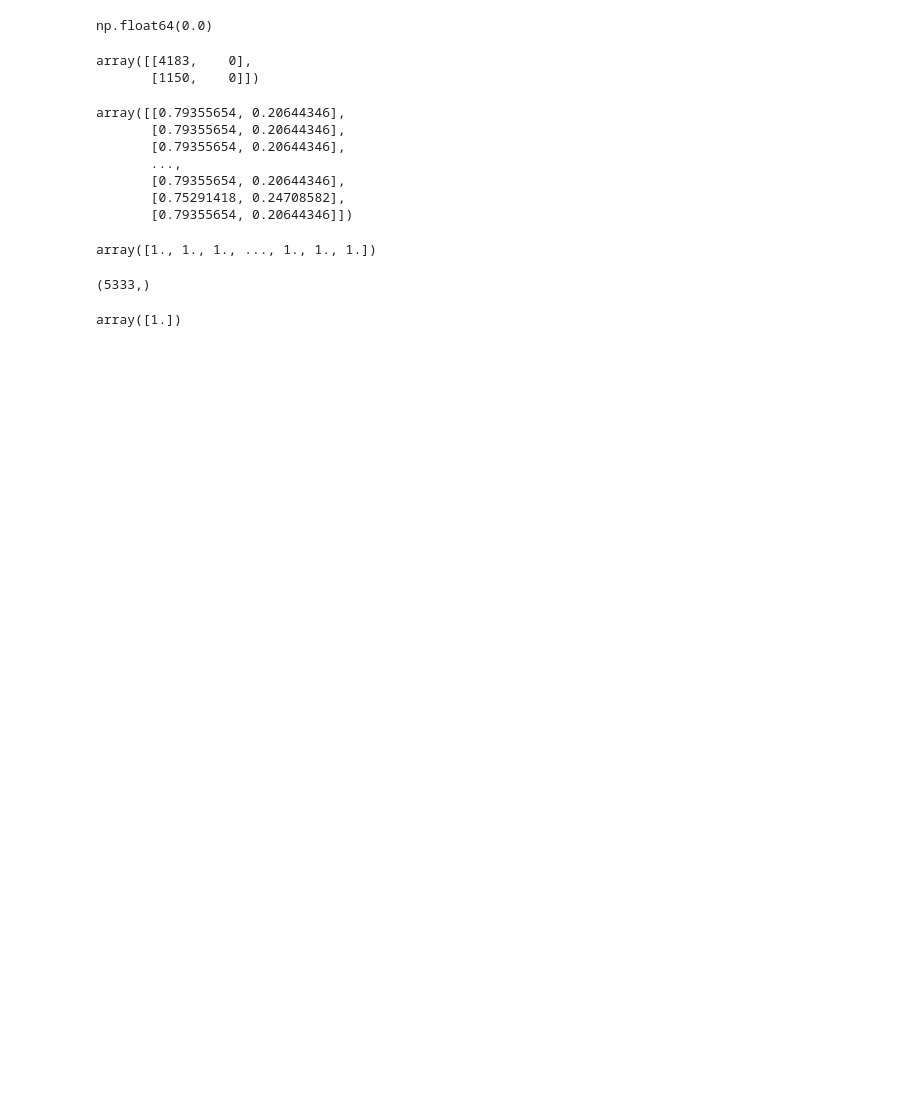
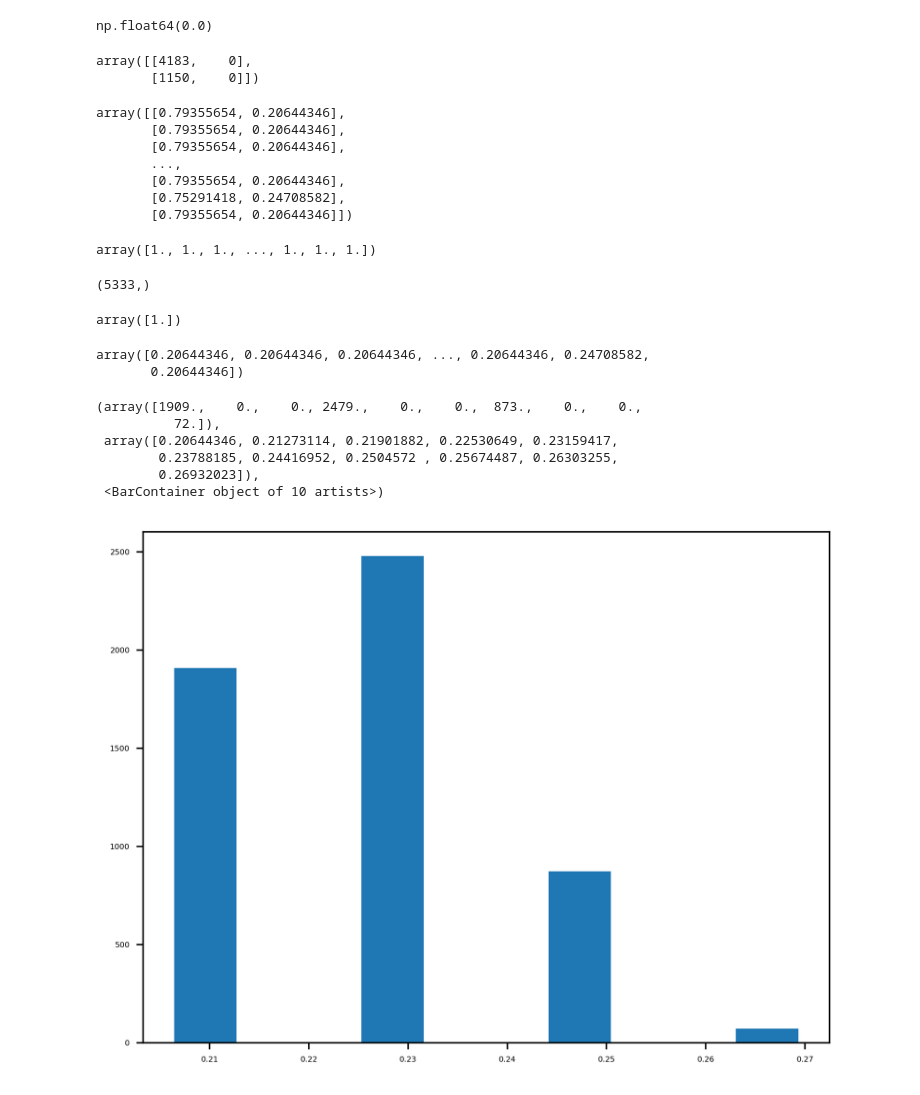
Before and after one commit to DanielSFreitas/Projeto_Ciencia_Dados, a Jupyter notebook: ciencia.ipynb, the cells around one changed output. Saved outputs shown, nothing was run; the diff lists cells and outputs as text; code cells hidden in the pictures; blank space fills up the shorter version.

```diff
--- a/ciencia.ipynb
+++ b/ciencia.ipynb
@@ -742,3 +742,20 @@ prob_sum.shape
 np.unique(prob_sum)
 # %% [output]
 array([1.])
+# %%
+pos_proba = y_pred_proba[:,1]
+pos_proba
+# %% [output]
+array([0.20644346, 0.20644346, 0.20644346, ..., 0.20644346, 0.24708582,
+       0.20644346])
+# %%
+mpl.RcParams['font.size']==12
+plt.hist(pos_proba)
+# %% [output]
+(array([1909.,    0.,    0., 2479.,    0.,    0.,  873.,    0.,    0.,
+          72.]),
+ array([0.20644346, 0.21273114, 0.21901882, 0.22530649, 0.23159417,
+        0.23788185, 0.24416952, 0.2504572 , 0.25674487, 0.26303255,
+        0.26932023]),
+ <BarContainer object of 10 artists>)
+[figure, added]
```
Also changed, not shown: parts of 19 cells of this notebook.
